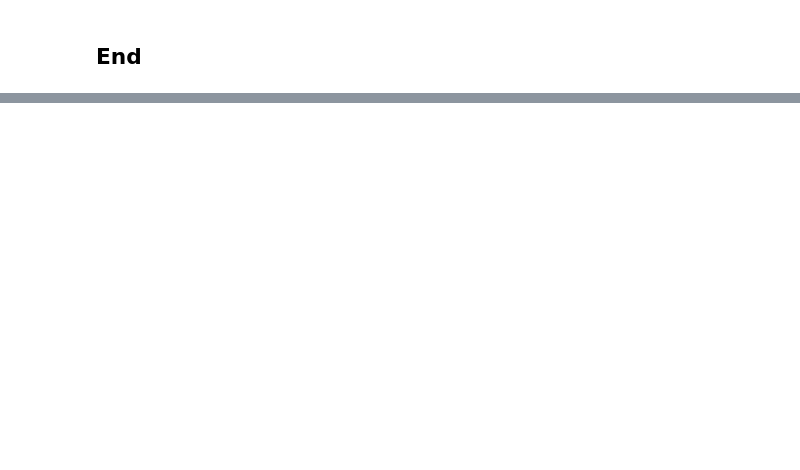
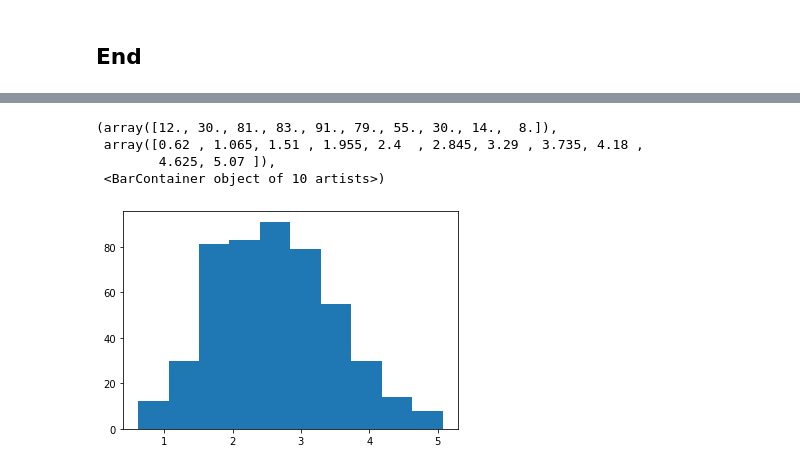
Before and after one commit to MarkJParry/PDA-Project, a Jupyter notebook: PDA-Project.ipynb, the cells around one changed output, grey strips where cells are left out. Cells and saved outputs as stored; diff of their text form; code cells hidden in the pictures; blank space fills up the shorter version.

```diff
--- a/PDA-Project.ipynb
+++ b/PDA-Project.ipynb
@@ -34,0 +178,2 @@
+# %%
+df = pd.read_excel("../CAMpaper_fulldata.xlsx",index_col=0)
@@ -34,0 +242,2 @@
+# %%
+data = df['fev1']
@@ -34,0 +263,8 @@
+# %%
+plt.hist(data)
+# %% [output]
+(array([12., 30., 81., 83., 91., 79., 55., 30., 14.,  8.]),
+ array([0.62 , 1.065, 1.51 , 1.955, 2.4  , 2.845, 3.29 , 3.735, 4.18 ,
+        4.625, 5.07 ]),
+ <BarContainer object of 10 artists>)
+[figure, added]
```
Also changed, not shown: parts of 41 cells of this notebook.
